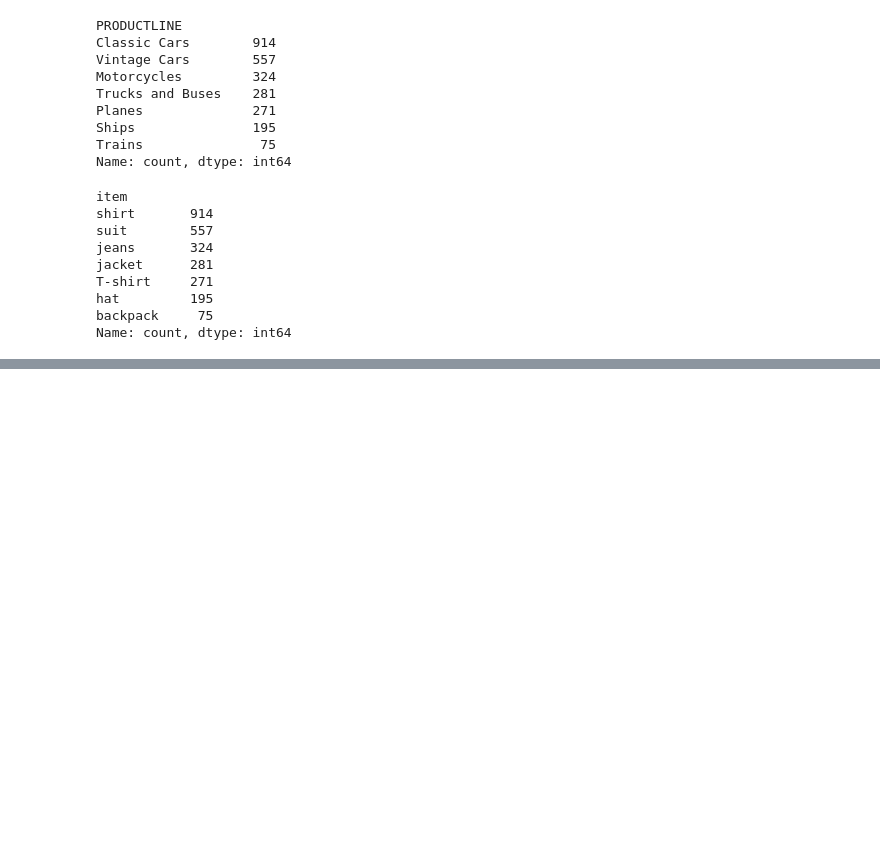
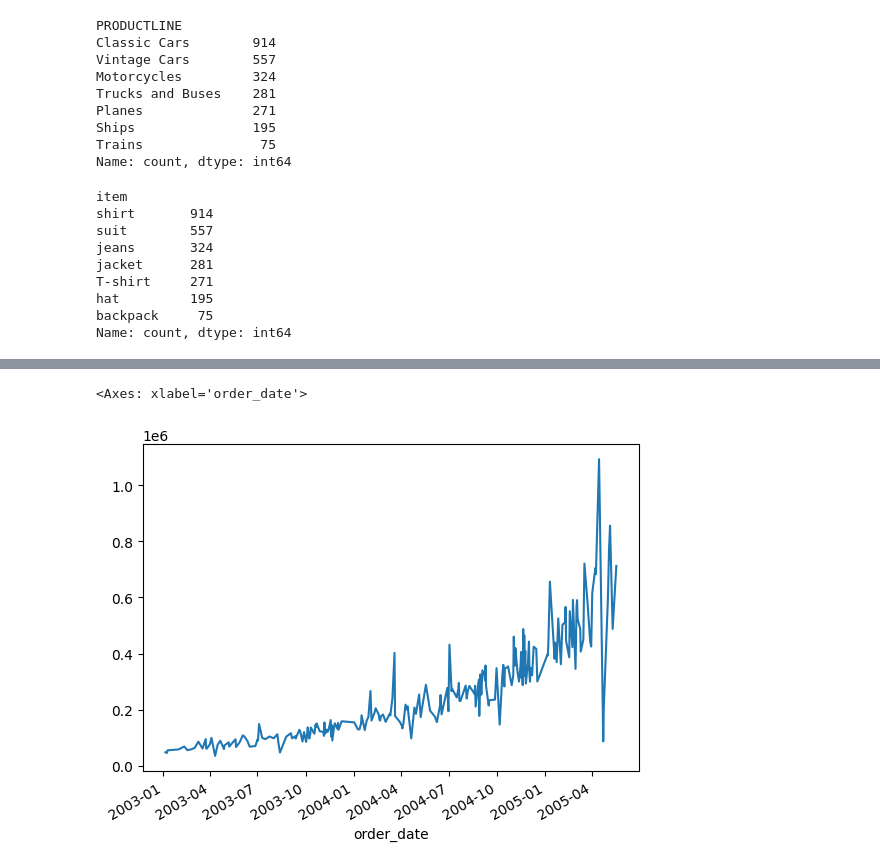
Before and after one commit to nichitagherman/sales-analytics-dashboard, a Jupyter notebook: prepare_data/prepare_data.ipynb, the cells around one changed output, grey strips where cells are left out. Cells and saved outputs as stored; diff of their text form; code cells hidden in the pictures; blank space fills up the shorter version.

```diff
--- a/prepare_data/prepare_data.ipynb
+++ b/prepare_data/prepare_data.ipynb
@@ -238,0 +236,28 @@ orders.head(10)
+# %%
+# Modify `total` number so that it evolves according to exponential trend
+growth_rate = 1 # Huge annualized growth rate of more than 150%
+
+n_order_date = (
+    orders
+    .groupby("order_date")["total"]
+    .count()
+    .reset_index()
+    .rename({"total": "n_date"}, axis=1)
+)
+orders = pd.merge(orders, n_order_date, how="left", on="order_date", validate="m:1")
+
+old_mean_total = orders.total.mean()
+mean_n_date = orders.n_date.mean()
+min_order_date = orders.order_date.min()
+
+orders["total"] = orders[["order_date", "total", "n_date"]].apply(
+    lambda r: (np.exp(growth_rate * (r["order_date"] - min_order_date).days/365)) * r["total"] * mean_n_date / r["n_date"],
+    axis=1
+)
+
+orders.drop(["n_date"], axis=1, inplace=True)
+# %%
+orders.groupby("order_date")['total'].sum().plot()
+# %% [output]
+<Axes: xlabel='order_date'>
+[figure, added]
```
Also changed, not shown: parts of 4 cells of this notebook, 1 other file.
